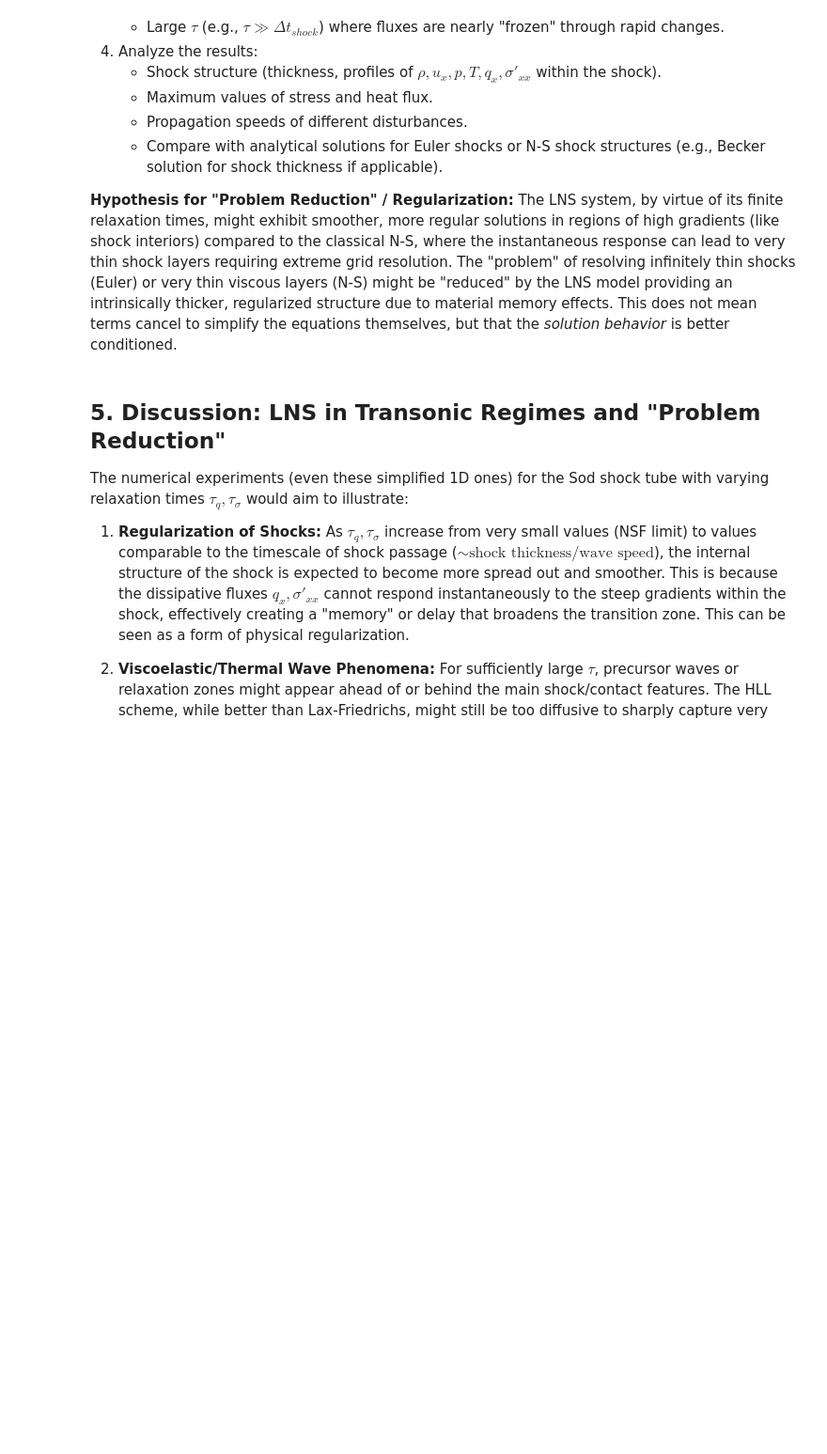
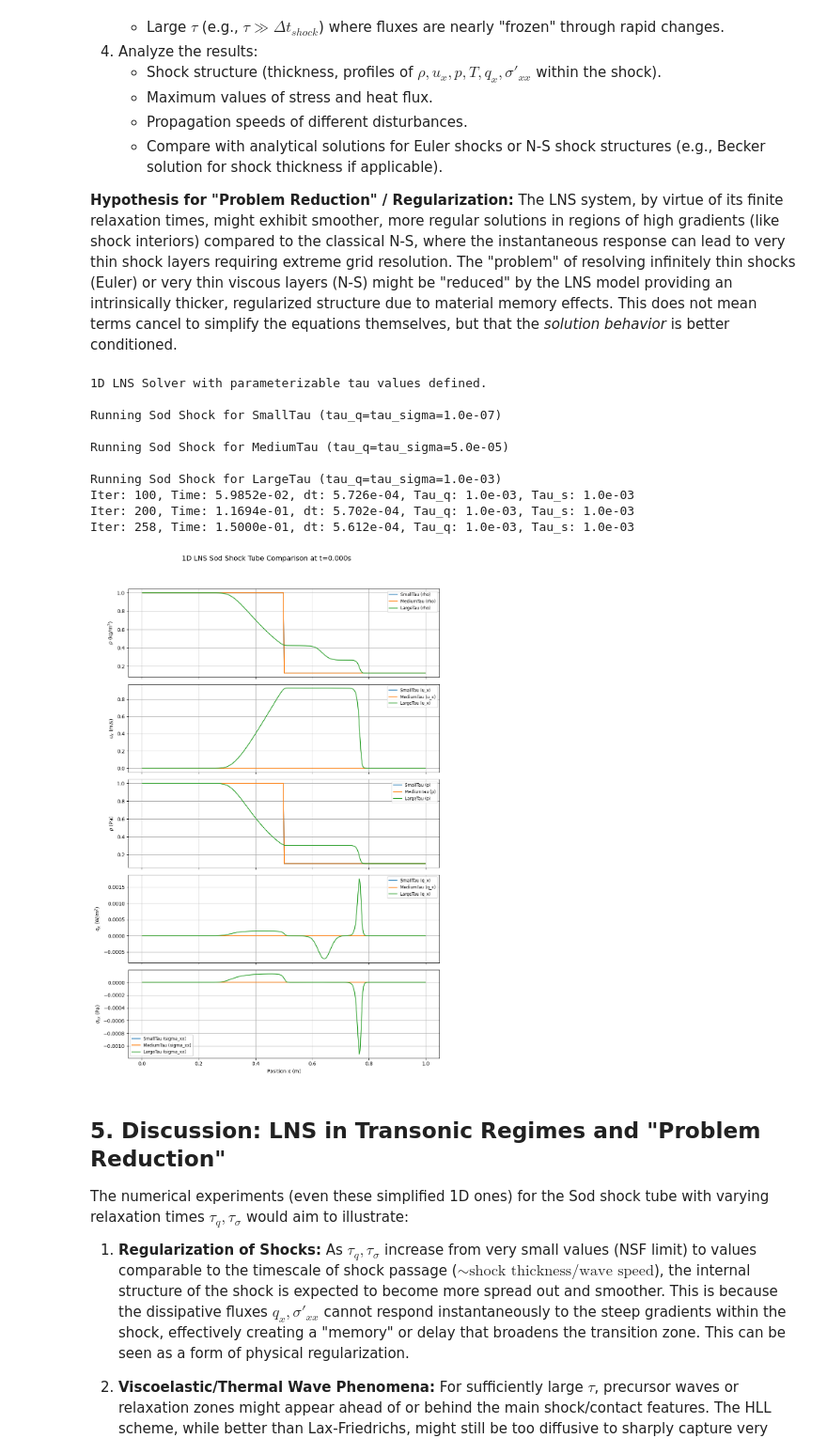
Before and after one commit to TUstudents/Local-Navier-Stokes, a Jupyter notebook: 01_LNS/02_LNS_Transonic_Analysis.ipynb, the cells around one changed output. Shown at 94% size. Drawn from its saved outputs; the diff is of its cells as text; code cells hidden in the pictures; blank space fills up the shorter version.

```diff
--- a/01_LNS/02_LNS_Transonic_Analysis.ipynb
+++ b/01_LNS/02_LNS_Transonic_Analysis.ipynb
@@ -218,8 +218,9 @@ def solve_1D_LNS_FVM_param_tau(N_cells, L_domain, t_final, CFL_number,
                                initial_condition_func, current_tau_q, current_tau_sigma,
                                bc_type='periodic', flux_type='hll', time_stepper='rk2'):
     dx = L_domain / N_cells
+    x_coords = np.linspace(dx/2, L_domain - dx/2, N_cells)  # Fixed: Define x_coords array
     Q_current = np.zeros((N_cells, NUM_VARS_1D_ENH))
-    for i in range(N_cells): Q_current[i, :] = initial_condition_func(dx*(i+0.5), L_domain)
+    for i in range(N_cells): Q_current[i, :] = initial_condition_func(x_coords[i], L_domain)
     t_current = 0.0; solution_history = [Q_current.copy()]; time_history = [t_current]
     Q_ghost = np.zeros((N_cells + 2, NUM_VARS_1D_ENH)); iter_count = 0
 
@@ -280,45 +281,55 @@ def ic_sod(x, L): # Redefine for clarity within this cell
     return P_and_fluxes_to_Q_1D_enh(rho_L if x<L/2 else rho_R, u_L if x<L/2 else u_R,
                                    p_L if x<L/2 else p_R, T_L if x<L/2 else T_R, 0.0, 0.0)
 
 tau_values_small = 1e-7 # Approaching NSF limit
 tau_values_medium = 5e-5 # Moderate relaxation, LNS effects should be visible
 tau_values_large = 1e-3 # Strong relaxation, very elastic/delayed response
 
 results = {}
 for tau_label, tau_val in [('SmallTau', tau_values_small), ('MediumTau', tau_values_medium), ('LargeTau', tau_values_large)]:
     print(f"\nRunning Sod Shock for {tau_label} (tau_q=tau_sigma={tau_val:.1e})")
     x, t_hist, Q_hist = solve_1D_LNS_FVM_param_tau(N_sod_trans, L_sod_trans, T_final_sod_trans, CFL_sod_trans,
                                                   ic_sod, tau_val, tau_val,
                                                   bc_type='outflow', flux_type='hll', time_stepper='rk2')
     results[tau_label] = {'x': x, 't_hist': t_hist, 'Q_hist': Q_hist}
 
 # --- Plotting comparison ---
-fig, axes = plt.subplots(NUM_VARS_1D_ENH-1, 1, figsize=(10, 3*(NUM_VARS_1D_ENH-1)), sharex=True) # Plot rho, u, p, T, qx, sxx
-plot_vars_names = ['$\rho$', '$u_x$', '$p$', '$T$', '$q_x$', '$\sigma\'_{xx}$']
-plot_vars_indices_P = [0,1,2,3] # For rho, ux, p, T from primitive conversion
-plot_vars_indices_Q = [3,4]   # For qx, s_xx directly from Q
+# Fixed: Create 5 subplots to match NUM_VARS_1D_ENH variables we want to plot
+fig, axes = plt.subplots(5, 1, figsize=(10, 15), sharex=True) # Plot rho, u_x, p, q_x, sigma_xx
+plot_vars_names = [r'$\rho$', r'$u_x$', r'$p$', r'$q_x$', r'$\sigma_{xx}$']  # Fixed: Use simpler sigma notation
 
 for tau_label, data in results.items():
     if not data['Q_hist']: continue
     Q_snap = data['Q_hist'][-1] # Final snapshot
     P_snap = np.array([Q_to_P_1D_enh(Q_snap[i,:]) for i in range(Q_snap.shape[0])])
 
-    axes[0].plot(data['x'], P_snap[:,0], label=f'{tau_label} ($\rho$))')
-    axes[1].plot(data['x'], P_snap[:,1], label=f'{tau_label} ($u_x$)')
-    axes[2].plot(data['x'], P_snap[:,2], label=f'{tau_label} ($p$)')
-    axes[3].plot(data['x'], Q_snap[:,3], label=f'{tau_label} ($q_x$)')     # q_x from Q
-    # axes[3].plot(data['x'], P_snap[:,3], label=f'{tau_label} (T)') # T if preferred
-    axes[4].plot(data['x'], Q_snap[:,4], label=f'{tau_label} ($\sigma\'_{{xx}}$)') # sigma_xx from Q
+    axes[0].plot(data['x'], P_snap[:,0], label=f'{tau_label} (rho)')  # Fixed: Use simple variable names
+    axes[1].plot(data['x'], P_snap[:,1], label=f'{tau_label} (u_x)')
+    axes[2].plot(data['x'], P_snap[:,2], label=f'{tau_label} (p)')
+    axes[3].plot(data['x'], Q_snap[:,3], label=f'{tau_label} (q_x)')     # q_x from Q
+    axes[4].plot(data['x'], Q_snap[:,4], label=f'{tau_label} (sigma_xx)') # sigma_xx from Q - Fixed: Use simpler notation
 
-ylabels = ['$\rho$ (kg/m$^3$)', '$u_x$ (m/s)', '$p$ (Pa)', '$q_x$ (W/m$^2$)', '$\sigma\'_{xx}$ (Pa)']
+ylabels = [r'$\rho$ (kg/m$^3$)', r'$u_x$ (m/s)', r'$p$ (Pa)', r'$q_x$ (W/m$^2$)', r'$\sigma_{xx}$ (Pa)']  # Fixed: Use simpler sigma notation
 for i in range(len(axes)):
     axes[i].set_ylabel(ylabels[i])
     axes[i].legend(fontsize='small')
     axes[i].grid(True)
 axes[-1].set_xlabel('Position x (m)')
-fig.suptitle(f'1D LNS Sod Shock Tube Comparison at t={results[list(results.keys())[0]]["t_hist"][-1]:.3f}s', fontsize=14)
+fig.suptitle(f'1D LNS Sod Shock Tube Comparison at t={results[list(results.keys())[0]]["t_hist"][-1]:.3f}s', fontsize=14)  # Fixed: Use f-string without raw
 fig.tight_layout(rect=[0, 0, 1, 0.95])
 plt.show()
+# %% [output]
+1D LNS Solver with parameterizable tau values defined.
+
+Running Sod Shock for SmallTau (tau_q=tau_sigma=1.0e-07)
+
+Running Sod Shock for MediumTau (tau_q=tau_sigma=5.0e-05)
+
+Running Sod Shock for LargeTau (tau_q=tau_sigma=1.0e-03)
+Iter: 100, Time: 5.9852e-02, dt: 5.726e-04, Tau_q: 1.0e-03, Tau_s: 1.0e-03
+Iter: 200, Time: 1.1694e-01, dt: 5.702e-04, Tau_q: 1.0e-03, Tau_s: 1.0e-03
+Iter: 258, Time: 1.5000e-01, dt: 5.612e-04, Tau_q: 1.0e-03, Tau_s: 1.0e-03
+[figure, added]
 # %% [markdown]
 ## 5. Discussion: LNS in Transonic Regimes and "Problem Reduction"
 
```
Also changed, not shown: parts of 1 cell of this notebook, 6 other files.
